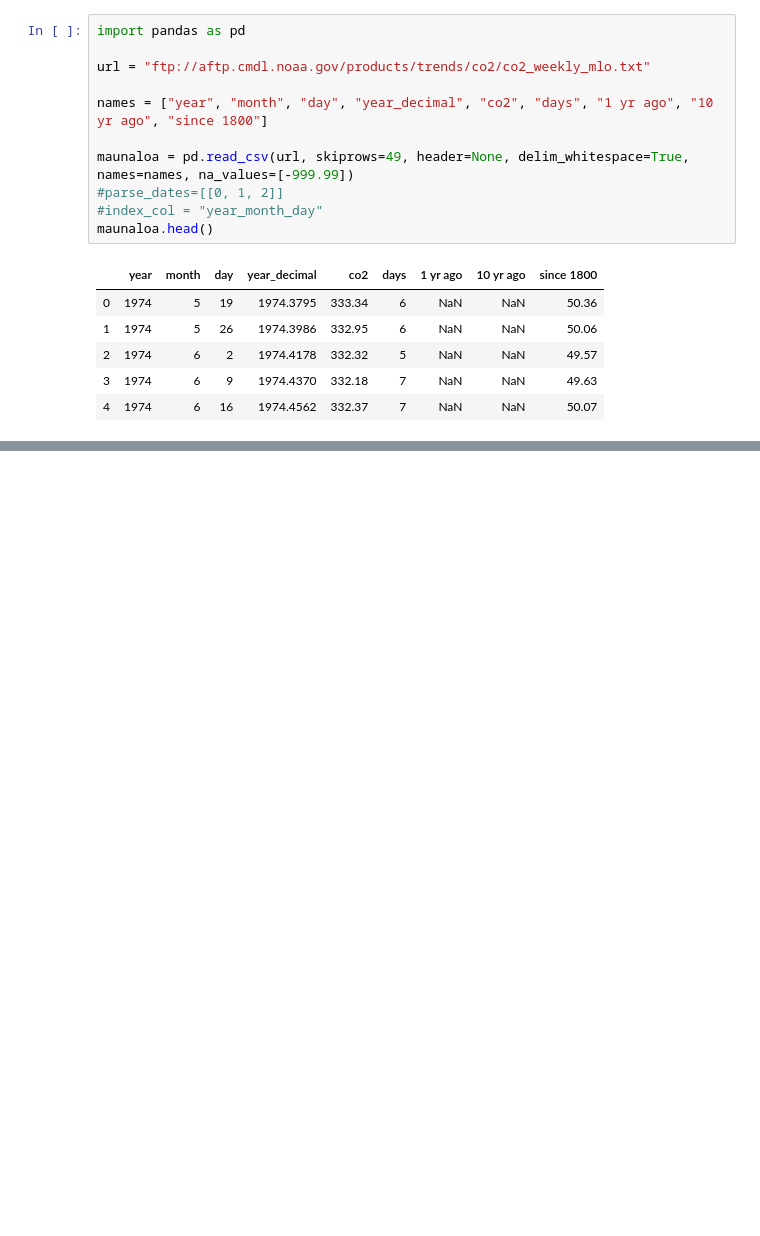
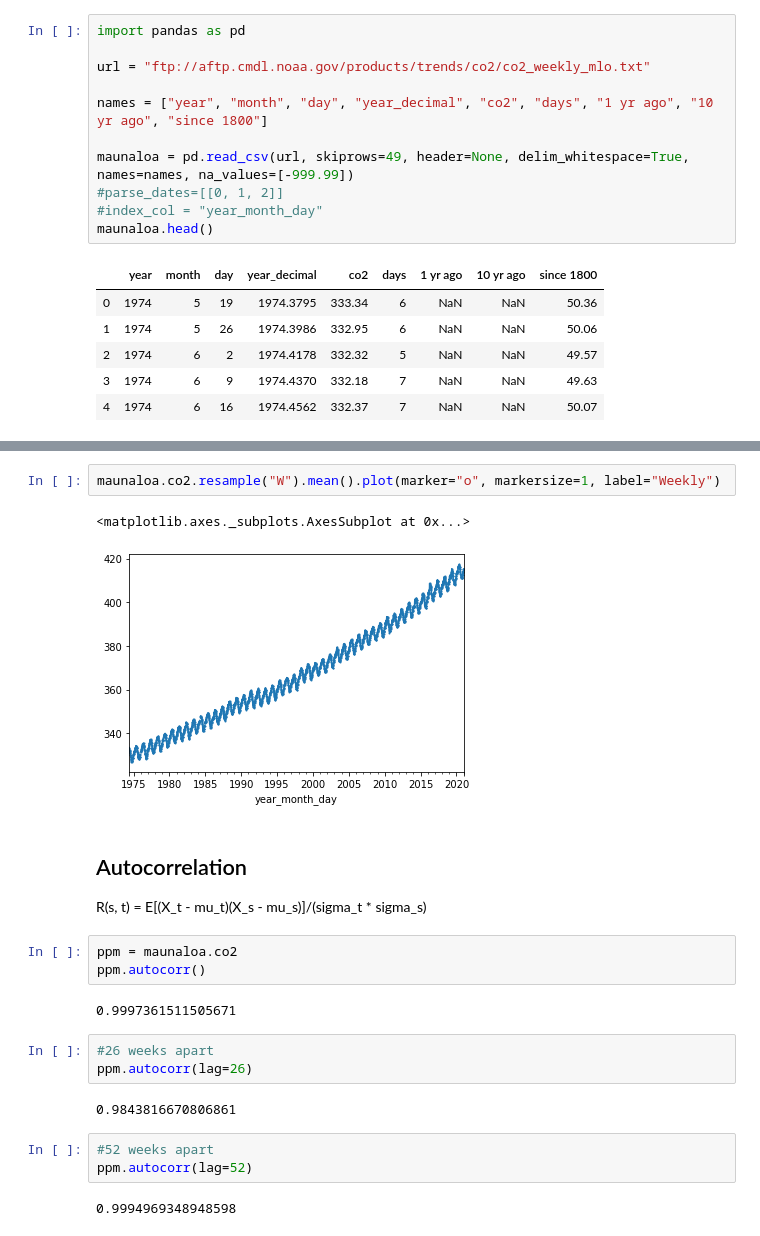
Before and after one commit to azastron/ml_tutorial, a Jupyter notebook: tutorial.ipynb, the cells around one changed output, grey strips where cells are left out. Saved outputs shown, nothing was run; the diff lists cells and outputs as text; blank space fills up the shorter version.

```diff
--- a/tutorial.ipynb
+++ b/tutorial.ipynb
@@ -1571,0 +1617,24 @@ maunaloa.head()
+# %%
+maunaloa.co2.resample("W").mean().plot(marker="o", markersize=1, label="Weekly")
+# %% [output]
+<matplotlib.axes._subplots.AxesSubplot at 0x...>
+[figure, added]
+# %% [markdown]
+## Autocorrelation
+
+R(s, t) = E[(X_t - mu_t)(X_s - mu_s)]/(sigma_t * sigma_s)
+# %%
+ppm = maunaloa.co2
+ppm.autocorr()
+# %% [output]
+0.9997361511505671
+# %%
+#26 weeks apart
+ppm.autocorr(lag=26)
+# %% [output]
+0.9843816670806861
+# %%
+#52 weeks apart
+ppm.autocorr(lag=52)
+# %% [output]
+0.9994969348948598
```
Also changed, not shown: parts of 8 cells of this notebook.
